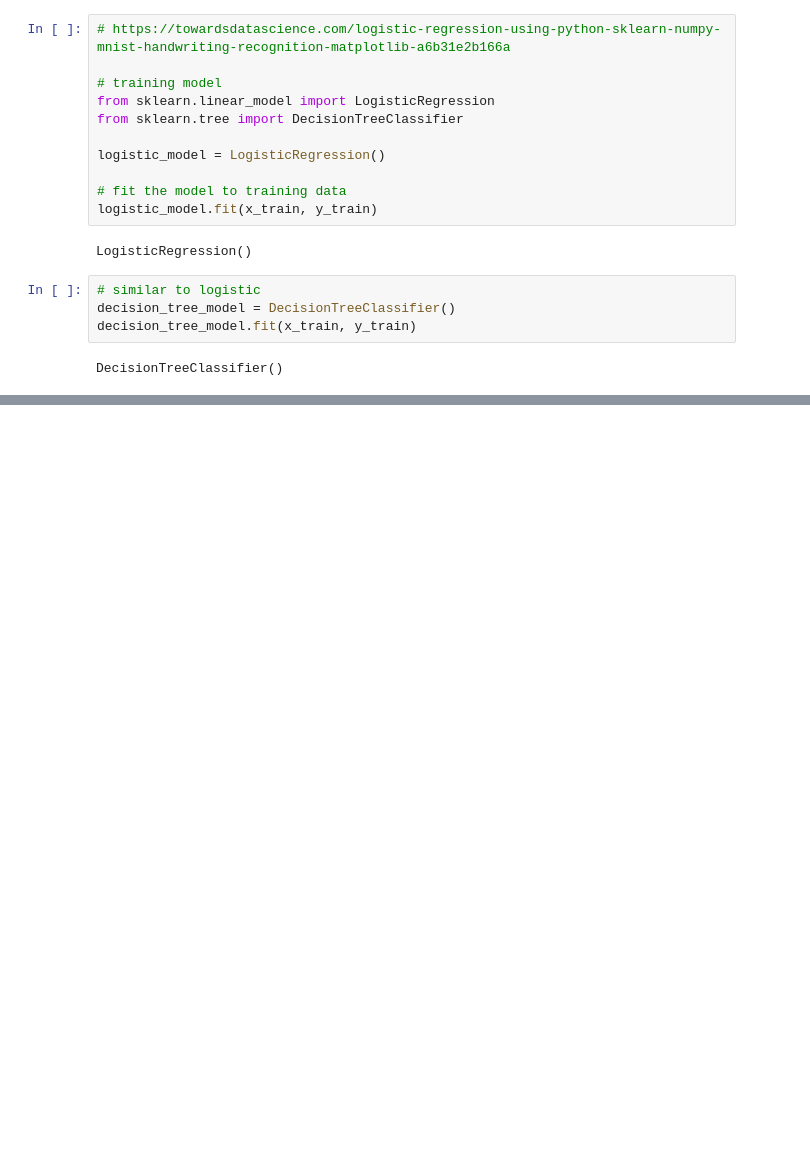
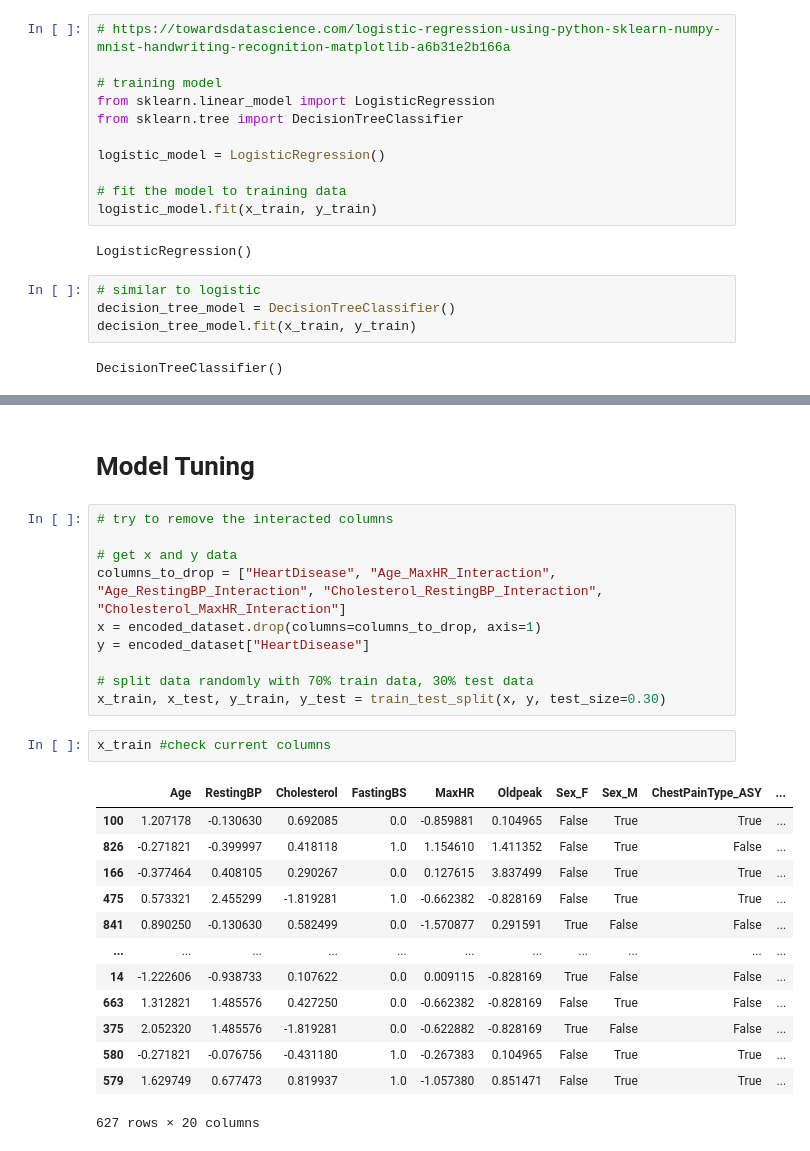
Before and after one commit to WanJing923/ML_code, a Jupyter notebook: code.ipynb, the cells around one changed output, grey strips where cells are left out. Saved outputs shown, nothing was run; the diff lists cells and outputs as text; blank space fills up the shorter version.

```diff
--- a/code.ipynb
+++ b/code.ipynb
@@ -449,0 +481,28 @@ Test Accuracy of decision tree model:  0.7518518518518519
+# %% [markdown]
+# Model Tuning
+# %%
+# try to remove the interacted columns
+
+# get x and y data
+columns_to_drop = ["HeartDisease", "Age_MaxHR_Interaction", "Age_RestingBP_Interaction", "Cholesterol_RestingBP_Interaction", "Cholesterol_MaxHR_Interaction"]
+x = encoded_dataset.drop(columns=columns_to_drop, axis=1)
+y = encoded_dataset["HeartDisease"]
+
+# split data randomly with 70% train data, 30% test data
+x_train, x_test, y_train, y_test = train_test_split(x, y, test_size=0.30)
+# %%
+x_train #check current columns
+# %% [output]
+|  | Age | RestingBP | Cholesterol | FastingBS | MaxHR | Oldpeak | Sex_F | Sex_M | ChestPainType_ASY | ... |
+| 100 | 1.207178 | -0.130630 | 0.692085 | 0.0 | -0.859881 | 0.104965 | False | True | True | ... |
+| 826 | -0.271821 | -0.399997 | 0.418118 | 1.0 | 1.154610 | 1.411352 | False | True | False | ... |
+| 166 | -0.377464 | 0.408105 | 0.290267 | 0.0 | 0.127615 | 3.837499 | False | True | True | ... |
+| 475 | 0.573321 | 2.455299 | -1.819281 | 1.0 | -0.662382 | -0.828169 | False | True | True | ... |
+| 841 | 0.890250 | -0.130630 | 0.582499 | 0.0 | -1.570877 | 0.291591 | True | False | False | ... |
+| ... | ... | ... | ... | ... | ... | ... | ... | ... | ... | ... |
+| 14 | -1.222606 | -0.938733 | 0.107622 | 0.0 | 0.009115 | -0.828169 | True | False | False | ... |
+| 663 | 1.312821 | 1.485576 | 0.427250 | 0.0 | -0.662382 | -0.828169 | False | True | False | ... |
+| 375 | 2.052320 | 1.485576 | -1.819281 | 0.0 | -0.622882 | -0.828169 | True | False | False | ... |
+| 580 | -0.271821 | -0.076756 | -0.431180 | 1.0 | -0.267383 | 0.104965 | False | True | True | ... |
+| 579 | 1.629749 | 0.677473 | 0.819937 | 1.0 | -1.057380 | 0.851471 | False | True | True | ... |
+627 rows × 20 columns
```
Also changed, not shown: parts of 17 cells of this notebook.
